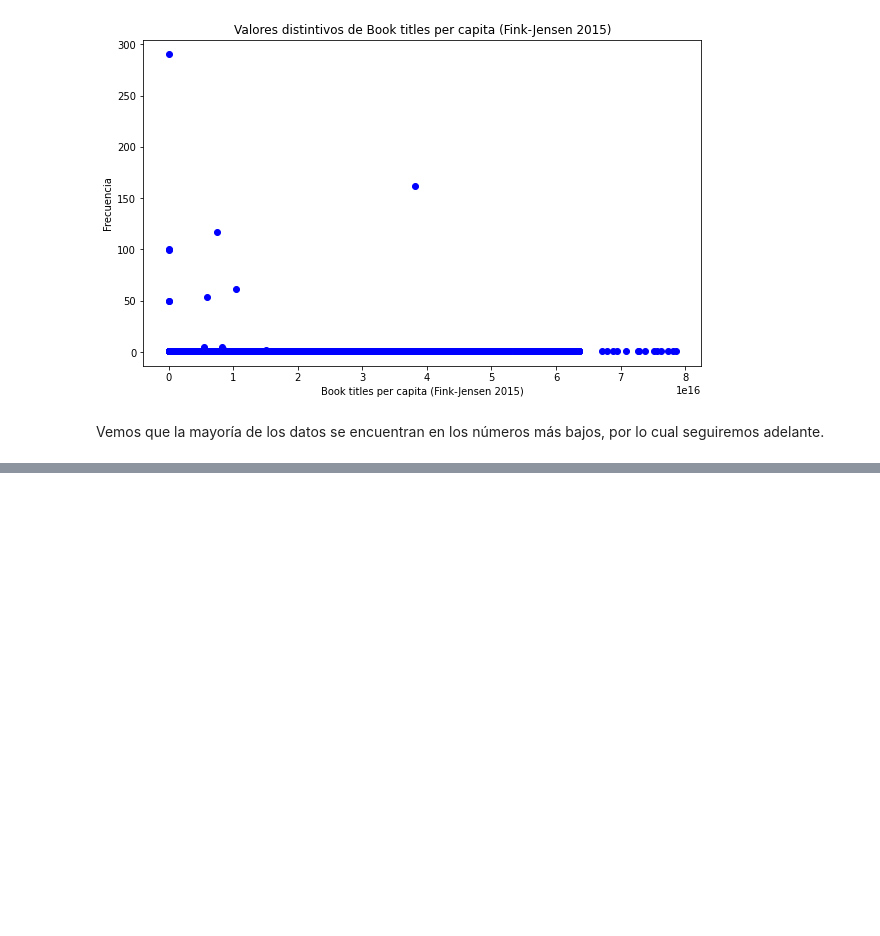
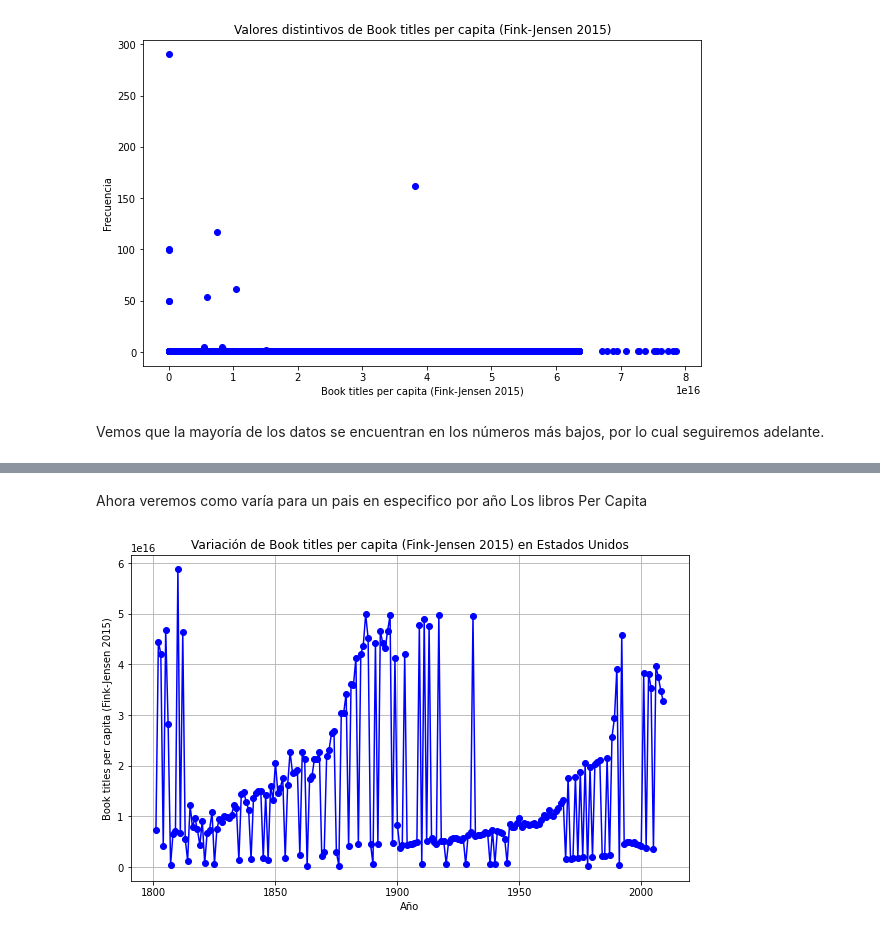
Before and after one commit to mariosanchez5/Limpieza-y-Transformacion-de-datos---Varios, a Jupyter notebook: Libros_Pais.ipynb, the cells around one changed output, grey strips where cells are left out. Saved outputs shown, nothing was run; the diff lists cells and outputs as text; code cells hidden in the pictures; blank space fills up the shorter version.

```diff
--- a/Libros_Pais.ipynb
+++ b/Libros_Pais.ipynb
@@ -145,0 +161,18 @@ Vemos que la mayoría de los datos se encuentran en los números más bajos, por
+# %% [markdown]
+Ahora veremos como varía para un pais en especifico por año Los libros Per Capita
+# %%
+df_usa = df[df['Entity'] == 'Norway']
+
+# Ordenar los datos por año
+df_usa = df_usa.sort_values(by='Year')
+
+# Crear el gráfico de líneas
+plt.figure(figsize=(10, 6))
+plt.plot(df_usa['Year'], df_usa['Book titles per capita (Fink-Jensen 2015)'], marker='o', color='b', linestyle='-')
+plt.xlabel('Año')
+plt.ylabel('Book titles per capita (Fink-Jensen 2015)')
+plt.title('Variación de Book titles per capita (Fink-Jensen 2015) en Estados Unidos')
+plt.grid(True)
+plt.show()
+# %% [output]
+[figure, added]
```
Also changed, not shown: parts of 2 cells of this notebook.
